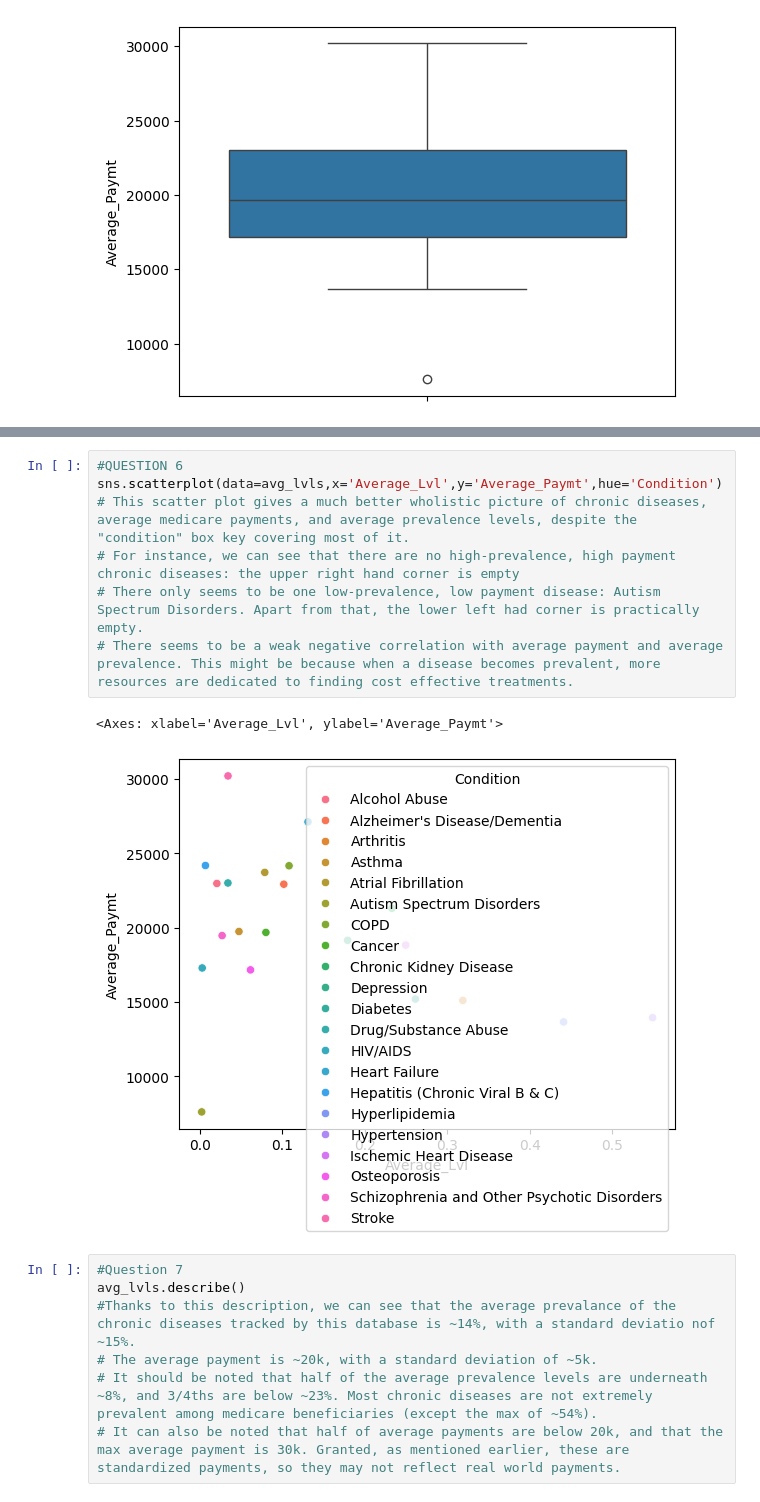
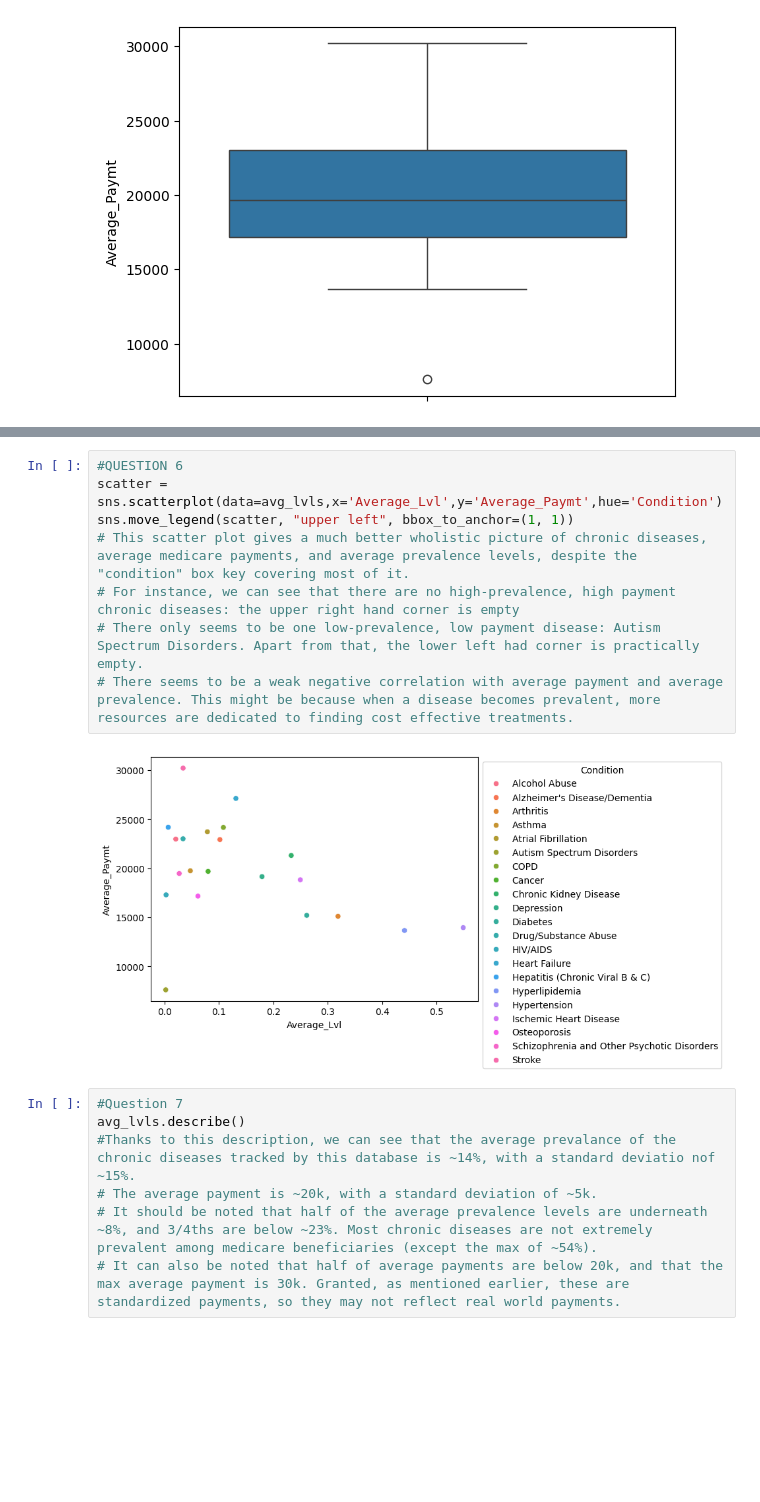
Before and after one commit to FlavienS6/visualization, a Jupyter notebook: assignment/assignment.ipynb, the cells around one changed output, grey strips where cells are left out. Drawn from its saved outputs; the diff is of its cells as text; blank space fills up the shorter version.

```diff
--- a/assignment/assignment.ipynb
+++ b/assignment/assignment.ipynb
@@ -372,13 +374,13 @@ print(avg_lvls)
 # %%
 #QUESTION 6
-sns.scatterplot(data=avg_lvls,x='Average_Lvl',y='Average_Paymt',hue='Condition')
+scatter = sns.scatterplot(data=avg_lvls,x='Average_Lvl',y='Average_Paymt',hue='Condition')
+sns.move_legend(scatter, "upper left", bbox_to_anchor=(1, 1))
 # This scatter plot gives a much better wholistic picture of chronic diseases, average medicare payments, and average prevalence levels, despite the "condition" box key covering most of it.
 # For instance, we can see that there are no high-prevalence, high payment chronic diseases: the upper right hand corner is empty
 # There only seems to be one low-prevalence, low payment disease: Autism Spectrum Disorders. Apart from that, the lower left had corner is practically empty.
 # There seems to be a weak negative correlation with average payment and average prevalence. This might be because when a disease becomes prevalent, more resources are dedicated to finding cost effective treatments.
 # %% [output]
-<Axes: xlabel='Average_Lvl', ylabel='Average_Paymt'>
-[figure, old version]
+[figure, new version]
 # %%
 #Question 7
 avg_lvls.describe()
```
Also changed, not shown: parts of 5 cells of this notebook.
